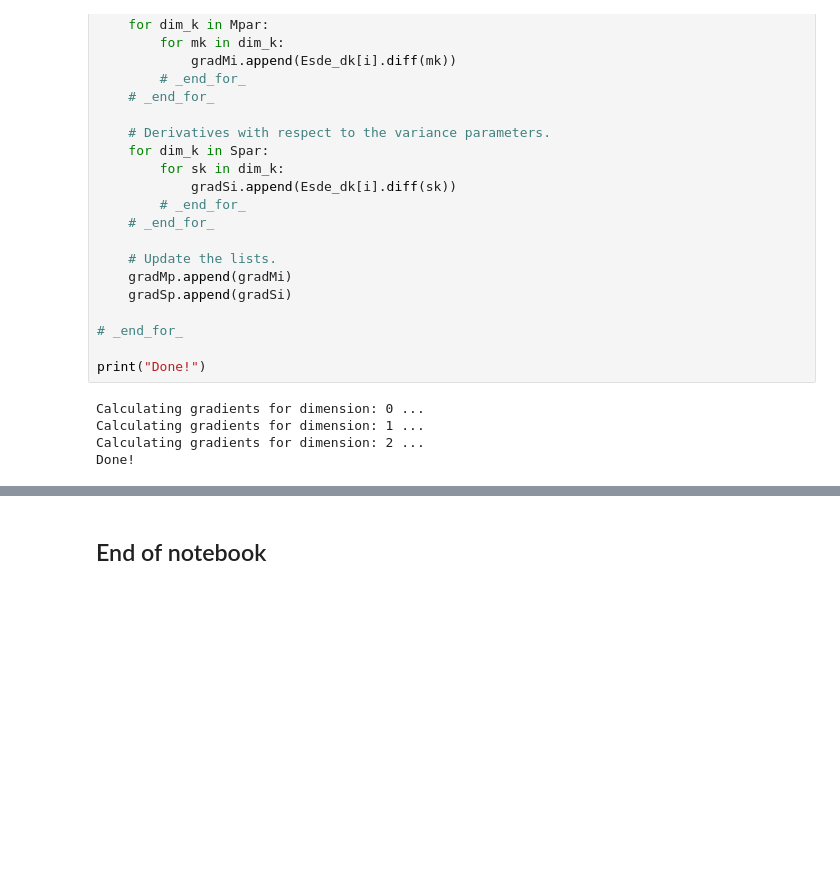
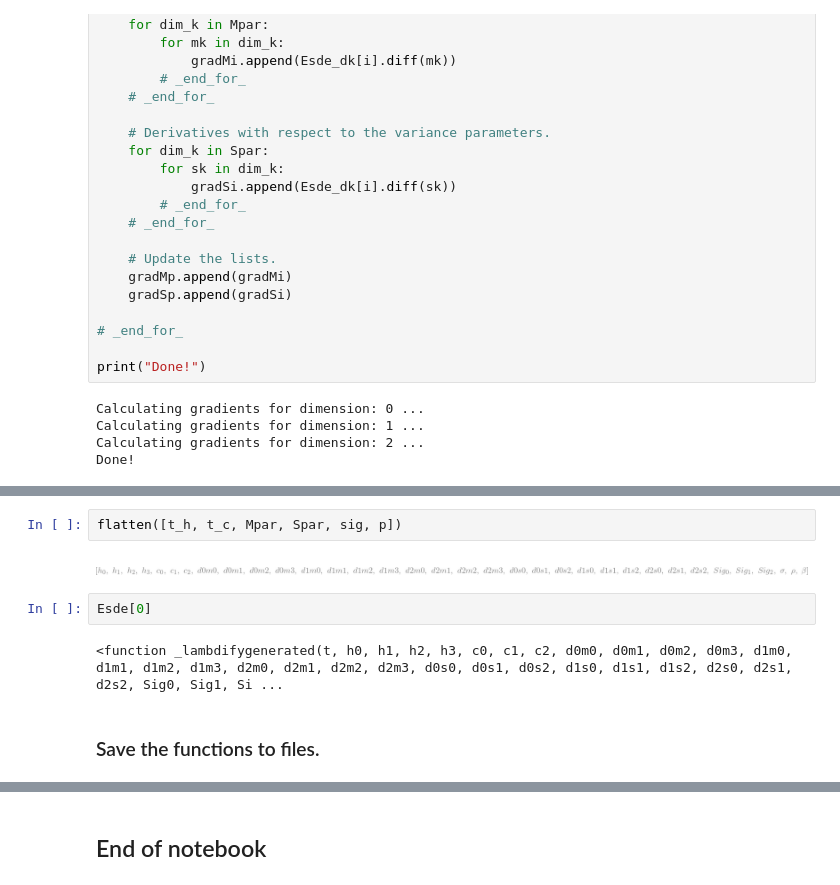
Before and after one commit to vrettasm/MeanFieldVarGP, a Jupyter notebook: src/examples/Untitled.ipynb, the cells around one changed output, grey strips where cells are left out. Cells and saved outputs as stored; diff of their text form; blank space fills up the shorter version.

```diff
--- a/src/examples/Untitled.ipynb
+++ b/src/examples/Untitled.ipynb
@@ -294,0 +290,10 @@ print(tot_gradSp[0])
+# %%
+flatten([t_h, t_c, Mpar, Spar, sig, p])
+# %% [output]
+[figure, added]
+# %%
+Esde[0]
+# %% [output]
+<function _lambdifygenerated(t, h0, h1, h2, h3, c0, c1, c2, d0m0, d0m1, d0m2, d0m3, d1m0, d1m1, d1m2, d1m3, d2m0, d2m1, d2m2, d2m3, d0s0, d0s1, d0s2, d1s0, d1s1, d1s2, d2s0, d2s1, d2s2, Sig0, Sig1, Si ...
+# %% [markdown]
+### Save the functions to files.
```
Also changed, not shown: parts of 15 cells of this notebook.
